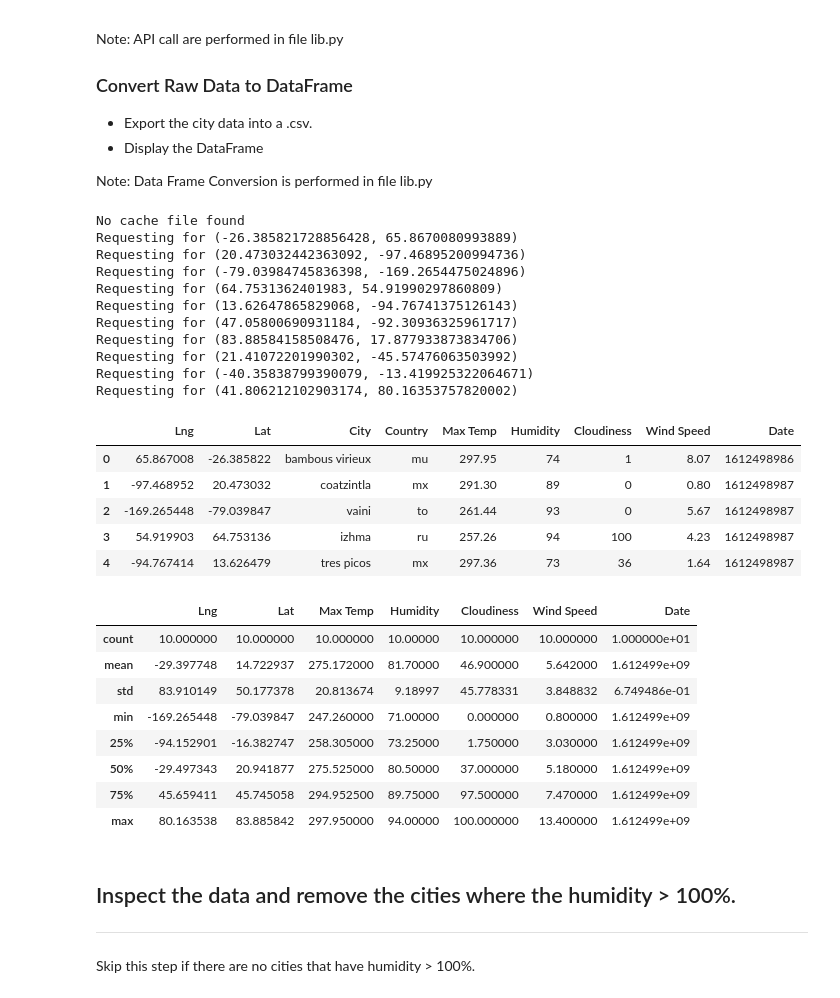
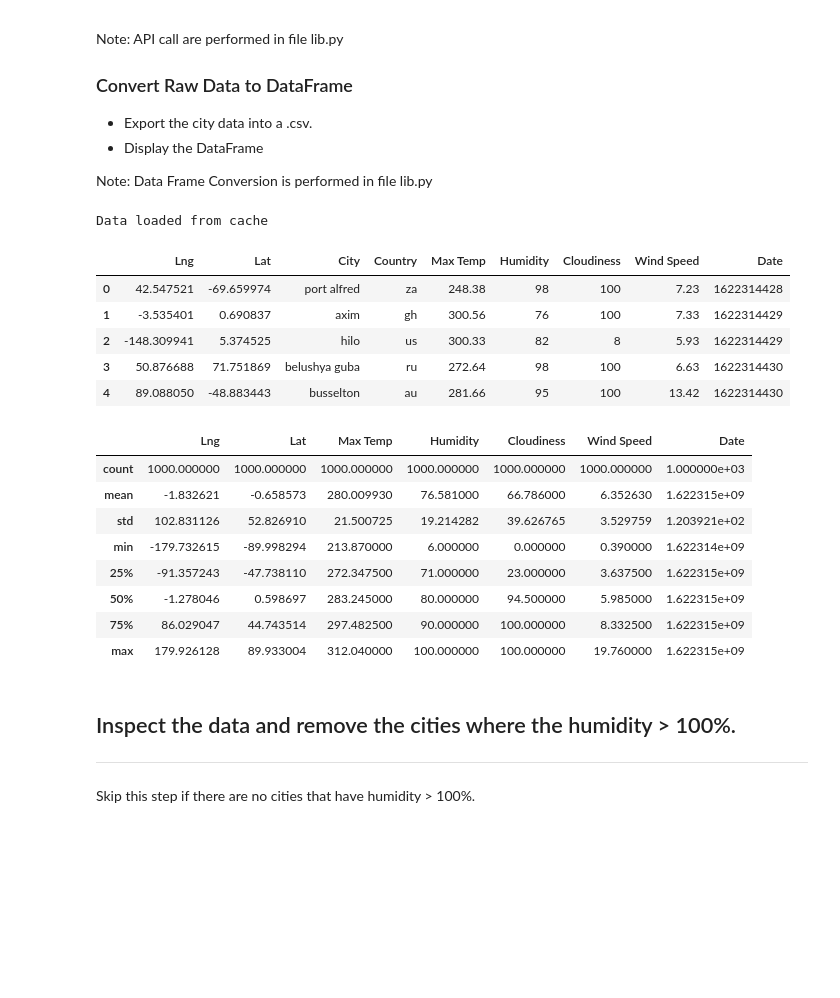
Before and after one commit to RafaelGFernandez01/python-api-challenge, a Jupyter notebook: WeatherPy/WeatherPy.ipynb, the cells around one changed output. Cells and saved outputs as stored; diff of their text form; code cells hidden in the pictures; blank space fills up the shorter version.

```diff
--- a/WeatherPy/WeatherPy.ipynb
+++ b/WeatherPy/WeatherPy.ipynb
@@ -42,38 +30,28 @@ Note: API call are performed in file lib.py
 
 Note: Data Frame Conversion is performed in file lib.py
 # %%
-cities_df=get_city_weather_df(10)
+cities_df=get_city_weather_df(1000, force_new=False)
 cities_df.head()
 # %% [output]
-No cache file found
-Requesting for (-26.385821728856428, 65.8670080993889)
-Requesting for (20.473032442363092, -97.46895200994736)
-Requesting for (-79.03984745836398, -169.2654475024896)
-Requesting for (64.7531362401983, 54.91990297860809)
-Requesting for (13.62647865829068, -94.76741375126143)
-Requesting for (47.05800690931184, -92.30936325961717)
-Requesting for (83.88584158508476, 17.877933873834706)
-Requesting for (21.41072201990302, -45.57476063503992)
-Requesting for (-40.35838799390079, -13.419925322064671)
-Requesting for (41.806212102903174, 80.16353757820002)
+Data loaded from cache
 |  | Lng | Lat | City | Country | Max Temp | Humidity | Cloudiness | Wind Speed | Date |
-| 0 | 65.867008 | -26.385822 | bambous virieux | mu | 297.95 | 74 | 1 | 8.07 | 1612498986 |
-| 1 | -97.468952 | 20.473032 | coatzintla | mx | 291.30 | 89 | 0 | 0.80 | 1612498987 |
-| 2 | -169.265448 | -79.039847 | vaini | to | 261.44 | 93 | 0 | 5.67 | 1612498987 |
-| 3 | 54.919903 | 64.753136 | izhma | ru | 257.26 | 94 | 100 | 4.23 | 1612498987 |
-| 4 | -94.767414 | 13.626479 | tres picos | mx | 297.36 | 73 | 36 | 1.64 | 1612498987 |
+| 0 | 42.547521 | -69.659974 | port alfred | za | 248.38 | 98 | 100 | 7.23 | 1622314428 |
+| 1 | -3.535401 | 0.690837 | axim | gh | 300.56 | 76 | 100 | 7.33 | 1622314429 |
+| 2 | -148.309941 | 5.374525 | hilo | us | 300.33 | 82 | 8 | 5.93 | 1622314429 |
+| 3 | 50.876688 | 71.751869 | belushya guba | ru | 272.64 | 98 | 100 | 6.63 | 1622314430 |
+| 4 | 89.088050 | -48.883443 | busselton | au | 281.66 | 95 | 100 | 13.42 | 1622314430 |
 # %%
 cities_df.describe()
 # %% [output]
 |  | Lng | Lat | Max Temp | Humidity | Cloudiness | Wind Speed | Date |
-| count | 10.000000 | 10.000000 | 10.000000 | 10.00000 | 10.000000 | 10.000000 | 1.000000e+01 |
-| mean | -29.397748 | 14.722937 | 275.172000 | 81.70000 | 46.900000 | 5.642000 | 1.612499e+09 |
-| std | 83.910149 | 50.177378 | 20.813674 | 9.18997 | 45.778331 | 3.848832 | 6.749486e-01 |
-| min | -169.265448 | -79.039847 | 247.260000 | 71.00000 | 0.000000 | 0.800000 | 1.612499e+09 |
-| 25% | -94.152901 | -16.382747 | 258.305000 | 73.25000 | 1.750000 | 3.030000 | 1.612499e+09 |
-| 50% | -29.497343 | 20.941877 | 275.525000 | 80.50000 | 37.000000 | 5.180000 | 1.612499e+09 |
-| 75% | 45.659411 | 45.745058 | 294.952500 | 89.75000 | 97.500000 | 7.470000 | 1.612499e+09 |
-| max | 80.163538 | 83.885842 | 297.950000 | 94.00000 | 100.000000 | 13.400000 | 1.612499e+09 |
+| count | 1000.000000 | 1000.000000 | 1000.000000 | 1000.000000 | 1000.000000 | 1000.000000 | 1.000000e+03 |
+| mean | -1.832621 | -0.658573 | 280.009930 | 76.581000 | 66.786000 | 6.352630 | 1.622315e+09 |
+| std | 102.831126 | 52.826910 | 21.500725 | 19.214282 | 39.626765 | 3.529759 | 1.203921e+02 |
+| min | -179.732615 | -89.998294 | 213.870000 | 6.000000 | 0.000000 | 0.390000 | 1.622314e+09 |
+| 25% | -91.357243 | -47.738110 | 272.347500 | 71.000000 | 23.000000 | 3.637500 | 1.622315e+09 |
+| 50% | -1.278046 | 0.598697 | 283.245000 | 80.000000 | 94.500000 | 5.985000 | 1.622315e+09 |
+| 75% | 86.029047 | 44.743514 | 297.482500 | 90.000000 | 100.000000 | 8.332500 | 1.622315e+09 |
+| max | 179.926128 | 89.933004 | 312.040000 | 100.000000 | 100.000000 | 19.760000 | 1.622315e+09 |
 # %% [markdown]
 ## Inspect the data and remove the cities where the humidity > 100%.
 ----
```
Also changed, not shown: parts of 38 cells of this notebook, 12 other files.
